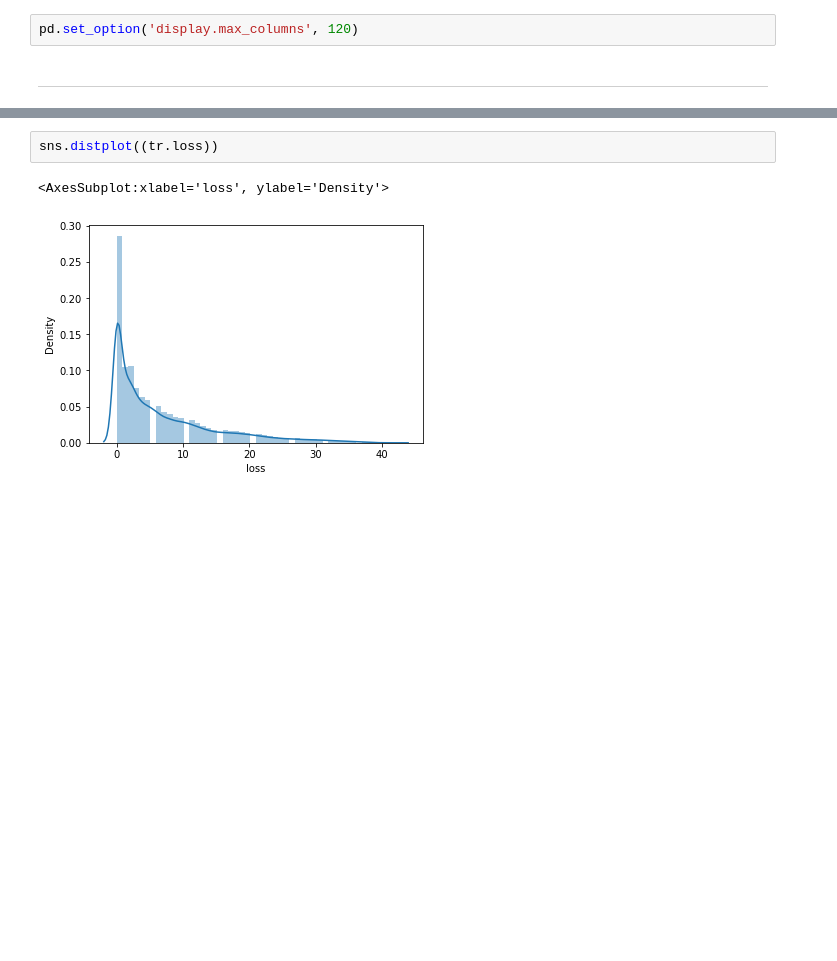
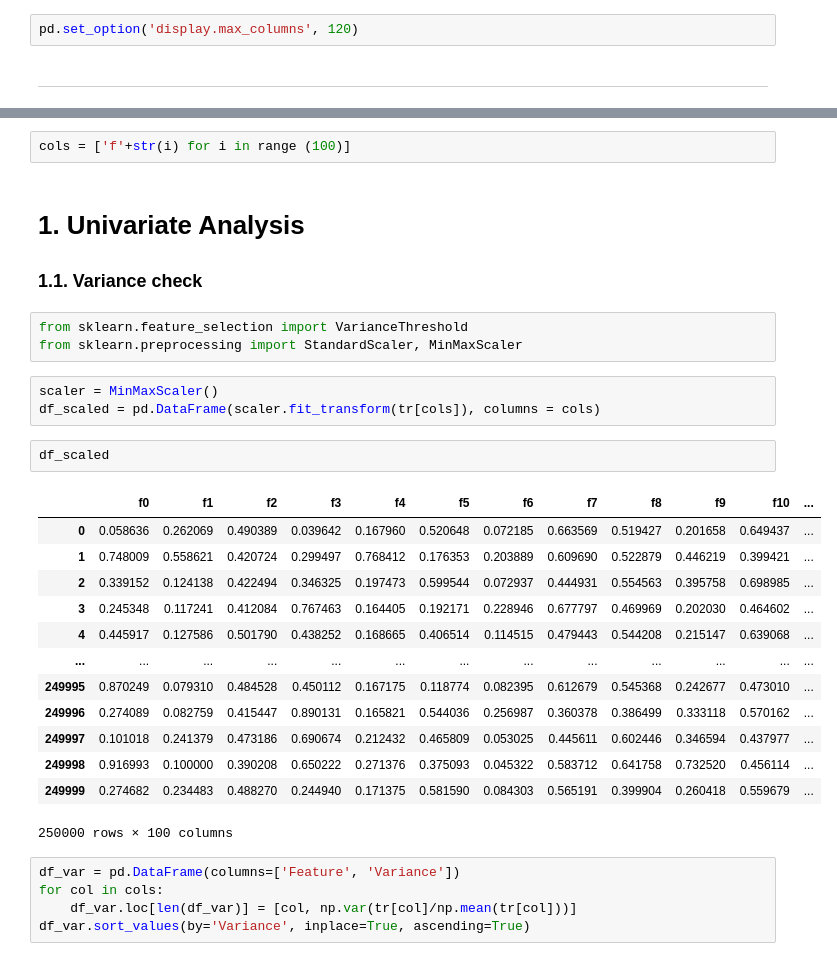
Before and after one commit to rohitnig/Hackathons, a Jupyter notebook: Tabular Playground Series - Aug 2021/notebook.ipynb, the cells around one changed output, grey strips where cells are left out. Cells and saved outputs as stored; diff of their text form; blank space fills up the shorter version.

Commit message:
Variance filtering

```diff
--- a/Tabular Playground Series - Aug 2021/notebook.ipynb
+++ b/Tabular Playground Series - Aug 2021/notebook.ipynb
@@ -34,5 +36,32 @@ tr.sample(4)
-# %%
-sns.distplot((tr.loss))
-# %% [output]
-<AxesSubplot:xlabel='loss', ylabel='Density'>
-[figure, removed]
+# %%
+cols = ['f'+str(i) for i in range (100)]
+# %% [markdown]
+# 1. Univariate Analysis
+### 1.1. Variance check
+# %%
+from sklearn.feature_selection import VarianceThreshold
+from sklearn.preprocessing import StandardScaler, MinMaxScaler
+# %%
+scaler = MinMaxScaler()
+df_scaled = pd.DataFrame(scaler.fit_transform(tr[cols]), columns = cols)
+# %%
+df_scaled
+# %% [output]
+|  | f0 | f1 | f2 | f3 | f4 | f5 | f6 | f7 | f8 | f9 | f10 | ... |
+| 0 | 0.058636 | 0.262069 | 0.490389 | 0.039642 | 0.167960 | 0.520648 | 0.072185 | 0.663569 | 0.519427 | 0.201658 | 0.649437 | ... |
+| 1 | 0.748009 | 0.558621 | 0.420724 | 0.299497 | 0.768412 | 0.176353 | 0.203889 | 0.609690 | 0.522879 | 0.446219 | 0.399421 | ... |
+| 2 | 0.339152 | 0.124138 | 0.422494 | 0.346325 | 0.197473 | 0.599544 | 0.072937 | 0.444931 | 0.554563 | 0.395758 | 0.698985 | ... |
+| 3 | 0.245348 | 0.117241 | 0.412084 | 0.767463 | 0.164405 | 0.192171 | 0.228946 | 0.677797 | 0.469969 | 0.202030 | 0.464602 | ... |
+| 4 | 0.445917 | 0.127586 | 0.501790 | 0.438252 | 0.168665 | 0.406514 | 0.114515 | 0.479443 | 0.544208 | 0.215147 | 0.639068 | ... |
+| ... | ... | ... | ... | ... | ... | ... | ... | ... | ... | ... | ... | ... |
+| 249995 | 0.870249 | 0.079310 | 0.484528 | 0.450112 | 0.167175 | 0.118774 | 0.082395 | 0.612679 | 0.545368 | 0.242677 | 0.473010 | ... |
+| 249996 | 0.274089 | 0.082759 | 0.415447 | 0.890131 | 0.165821 | 0.544036 | 0.256987 | 0.360378 | 0.386499 | 0.333118 | 0.570162 | ... |
+| 249997 | 0.101018 | 0.241379 | 0.473186 | 0.690674 | 0.212432 | 0.465809 | 0.053025 | 0.445611 | 0.602446 | 0.346594 | 0.437977 | ... |
+| 249998 | 0.916993 | 0.100000 | 0.390208 | 0.650222 | 0.271376 | 0.375093 | 0.045322 | 0.583712 | 0.641758 | 0.732520 | 0.456114 | ... |
+| 249999 | 0.274682 | 0.234483 | 0.488270 | 0.244940 | 0.171375 | 0.581590 | 0.084303 | 0.565191 | 0.399904 | 0.260418 | 0.559679 | ... |
+250000 rows × 100 columns
+# %%
+df_var = pd.DataFrame(columns=['Feature', 'Variance'])
+for col in cols:
+    df_var.loc[len(df_var)] = [col, np.var(tr[col]/np.mean(tr[col]))]
+df_var.sort_values(by='Variance', inplace=True, ascending=True)
```
Also changed, not shown: parts of 5 cells of this notebook.
